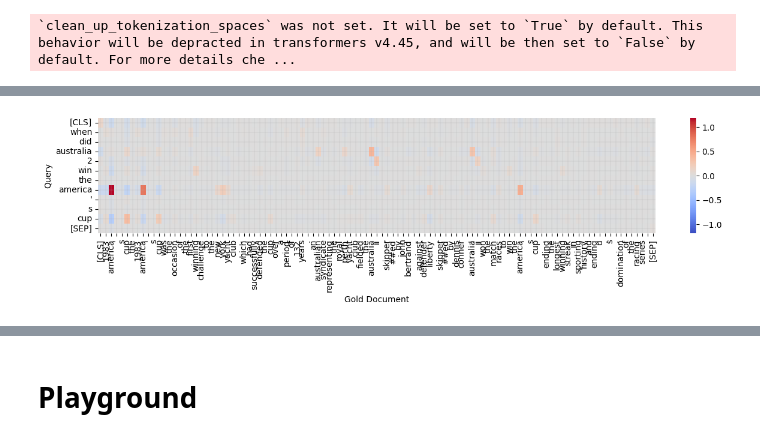
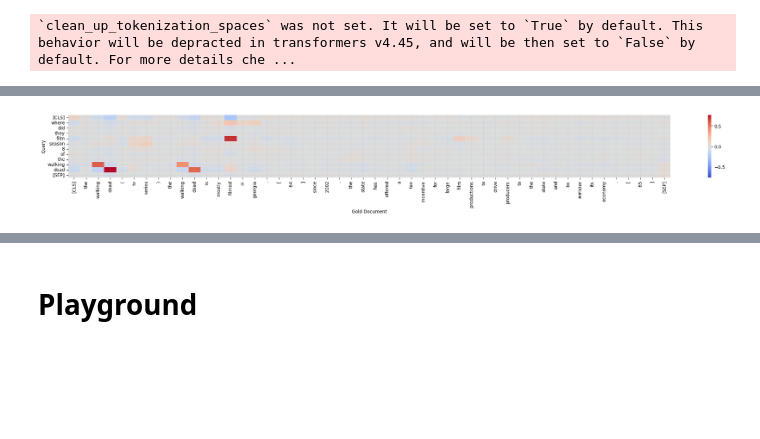
Before and after one commit to mohsenfayyaz/ColDeR, a Jupyter notebook: src/notebooks/BEIR_DecompX.ipynb, the cells around one changed output, grey strips where cells are left out. Drawn from its saved outputs; the diff is of its cells as text; code cells hidden in the pictures; blank space fills up the shorter version.

```diff
--- a/src/notebooks/BEIR_DecompX.ipynb
+++ b/src/notebooks/BEIR_DecompX.ipynb
@@ -238,8 +239,6 @@ def html_wrapper(htmls, desc="text", legend="?"):
     html += "</table>"
     return html
 # %%
-idx = 700  # 329
-
 def run_decompx(text):
     inputs = tokenizer([text], padding=True, truncation=True, return_tensors='pt')
     input_ids = inputs["input_ids"]
@@ -266,58 +265,57 @@ def run_decompx(text):
         "decompx_last_layer_mean": decompx_last_layer_mean.cpu(),  # [seq_len, emb_dim]
     }
 
-### RUN DECOMPX ON QUERY AND DOC
-query = run_decompx(df.loc[idx]["query"])
-gold_doc = run_decompx(df.loc[idx]["gold_doc"])
-pred_doc = run_decompx(df.loc[idx]["pred_doc"])
+def plot_demo(idx):
+    ### RUN DECOMPX ON QUERY AND DOC
+    query = run_decompx(df.loc[idx]["query"])
+    gold_doc = run_decompx(df.loc[idx]["gold_doc"])
+    pred_doc = run_decompx(df.loc[idx]["pred_doc"])
 
-### PLOT MEAN DOT IMPORTANCE
-htmls = [print_importance(query["tokens_dot_scores"], query["tokens"])]
-final_html = html_wrapper(htmls, "Query", f"{DATASET}, {MODEL}, idx={idx}")
-display(HTML(final_html))
-htmls = [print_importance(gold_doc["tokens_dot_scores"], gold_doc["tokens"])]
-final_html = html_wrapper(htmls, "Gold Doc", f"{DATASET}, {MODEL}, idx={idx}, score={df.loc[idx]['gold_doc_score']}, hit_rank={df.loc[idx]['hit_rank']}")
-display(HTML(final_html))
-htmls = [print_importance(pred_doc["tokens_dot_scores"], pred_doc["tokens"])]
-final_html = html_wrapper(htmls, "Pred Doc", f"{DATASET}, {MODEL}, idx={idx}, score={df.loc[idx]['pred_doc_score']}")
-display(HTML(final_html))
+    ### PLOT MEAN DOT IMPORTANCE
+    htmls = [print_importance(query["tokens_dot_scores"], query["tokens"])]
+    final_html = html_wrapper(htmls, "Query", f"{DATASET}, {MODEL}, idx={idx}")
+    display(HTML(final_html))
+    htmls = [print_importance(gold_doc["tokens_dot_scores"], gold_doc["tokens"])]
+    final_html = html_wrapper(htmls, "Gold Doc", f"{DATASET}, {MODEL}, idx={idx}, score={df.loc[idx]['gold_doc_score']}, hit_rank={df.loc[idx]['hit_rank']}")
+    display(HTML(final_html))
+    htmls = [print_importance(pred_doc["tokens_dot_scores"], pred_doc["tokens"])]
+    final_html = html_wrapper(htmls, "Pred Doc", f"{DATASET}, {MODEL}, idx={idx}, score={df.loc[idx]['pred_doc_score']}")
+    display(HTML(final_html))
 
-### PLOT CROSS DOT IMPORTANCE
-from seaborn import heatmap
-import matplotlib.pyplot as plt
+    ### PLOT CROSS DOT IMPORTANCE
+    from seaborn import heatmap
+    import matplotlib.pyplot as plt
 
-def plot_qd_heatmap(query_tokens, query_decomposed, doc_tokens, doc_decomposed, xlabel="Doc", ylabel="Query"):
-    with torch.no_grad():
-        qd_scores = torch.einsum("id,jd->ij", query_decomposed, doc_decomposed).cpu().numpy()
-    plt.figure(figsize=(15, 2.5))
-    heatmap(qd_scores, cmap=plt.get_cmap('coolwarm'), vmin=-np.max(np.abs(qd_scores)), vmax=np.max(np.abs(qd_scores)))
-    plt.xticks(np.arange(len(doc_tokens))+0.5, doc_tokens, rotation='vertical')
-    plt.yticks(np.arange(len(query_tokens))+0.5, query_tokens, rotation='horizontal')
-    plt.grid("on", linewidth=0.2); plt.xlabel(xlabel); plt.ylabel(ylabel)
-    plt.show()
+    def plot_qd_heatmap(query_tokens, query_decomposed, doc_tokens, doc_decomposed, xlabel="Doc", ylabel="Query"):
+        with torch.no_grad():
+            qd_scores = torch.einsum("id,jd->ij", query_decomposed, doc_decomposed).cpu().numpy()
+        plt.figure(figsize=(30, 2.5))
+        heatmap(qd_scores, cmap=plt.get_cmap('coolwarm'), vmin=-np.max(np.abs(qd_scores)), vmax=np.max(np.abs(qd_scores)))
+        plt.xticks(np.arange(len(doc_tokens))+0.5, doc_tokens, rotation='vertical')
+        plt.yticks(np.arange(len(query_tokens))+0.5, query_tokens, rotation='horizontal')
+        plt.grid("on", linewidth=0.2); plt.xlabel(xlabel); plt.ylabel(ylabel)
+        plt.show()
 
-plot_qd_heatmap(query["tokens"], query["decompx_last_layer_mean"], gold_doc["tokens"], gold_doc["decompx_last_layer_mean"], "Gold Document")
-plot_qd_heatmap(query["tokens"], query["decompx_last_layer_mean"], pred_doc["tokens"], pred_doc["decompx_last_layer_mean"], "Pred Document")
+    plot_qd_heatmap(query["tokens"], query["decompx_last_layer_mean"], gold_doc["tokens"], gold_doc["decompx_last_layer_mean"], "Gold Document")
+    plot_qd_heatmap(query["tokens"], query["decompx_last_layer_mean"], pred_doc["tokens"], pred_doc["decompx_last_layer_mean"], "Pred Document")
 
 
-### PLOT SELF DECOMPX BLOCKS
-from seaborn import heatmap
-import matplotlib.pyplot as plt
+    ### PLOT SELF DECOMPX BLOCKS
+    from seaborn import heatmap
+    import matplotlib.pyplot as plt
 
-def plot_decompx_heatmap(tokens, decompx_last_layer_outputs, label="?"):
-    norm_heatmap = decompx_last_layer_outputs.aggregated[0][0].norm(dim=-1).cpu().numpy()
-    heatmap(norm_heatmap / np.diag(norm_heatmap).reshape((-1, 1)), cmap=plt.get_cmap('Reds'))
-    plt.xticks(np.arange(len(tokens))+0.5, tokens, rotation='vertical')
-    plt.yticks(np.arange(len(tokens))+0.5, tokens, rotation='horizontal')
-    plt.grid("on", linewidth=0.2); plt.xlabel(label); plt.ylabel(label)
+    def plot_decompx_heatmap(tokens, decompx_last_layer_outputs, label="?"):
+        norm_heatmap = decompx_last_layer_outputs.aggregated[0][0].norm(dim=-1).cpu().numpy()
+        heatmap(norm_heatmap / np.diag(norm_heatmap).reshape((-1, 1)), cmap=plt.get_cmap('Reds'))
+        plt.xticks(np.arange(len(tokens))+0.5, tokens, rotation='vertical')
+        plt.yticks(np.arange(len(tokens))+0.5, tokens, rotation='horizontal')
+        plt.grid("on", linewidth=0.2); plt.xlabel(label); plt.ylabel(label)
 
-plt.figure(figsize=(11, 3))
-plt.subplot(1, 3, 1); plot_decompx_heatmap(query["tokens"], query["decompx_last_layer_outputs"], "Query")
-plt.subplot(1, 3, 2); plot_decompx_heatmap(gold_doc["tokens"], gold_doc["decompx_last_layer_outputs"], "Gold Document")
-plt.subplot(1, 3, 3); plot_decompx_heatmap(pred_doc["tokens"], pred_doc["decompx_last_layer_outputs"], "Pred Document")
-plt.tight_layout()
+    plt.figure(figsize=(11, 3))
+    plt.subplot(1, 3, 1); plot_decompx_heatmap(query["tokens"], query["decompx_last_layer_outputs"], "Query")
+    plt.subplot(1, 3, 2); plot_decompx_heatmap(gold_doc["tokens"], gold_doc["decompx_last_layer_outputs"], "Gold Document")
+    plt.subplot(1, 3, 3); plot_decompx_heatmap(pred_doc["tokens"], pred_doc["decompx_last_layer_outputs"], "Pred Document")
+    plt.tight_layout()
 
-# plot_qd_heatmap(query["tokens"], query["decompx_last_layer_mean"], query["tokens"], query["decompx_last_layer_mean"], "Query", "Query")
-# plot_qd_heatmap(gold_doc_tokens, gold_doc_decomposed, gold_doc_tokens, gold_doc_decomposed, "Gold Document", "Gold Document")
-# plot_qd_heatmap(pred_doc_tokens, pred_doc_decomposed, pred_doc_tokens, pred_doc_decomposed, "Pred Document", "Pred Document")
+plot_demo(idx=329)  # 329
 # %% [output]
@@ -334 +332 @@ nq, facebook/contriever-msmarco, idx=700, score=0.7647342085838318
-[figure, old version]
+[figure, new version]
```
Also changed, not shown: parts of 4 cells of this notebook.
